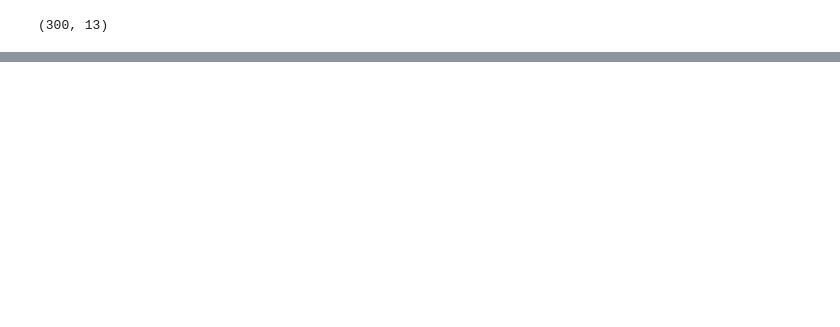
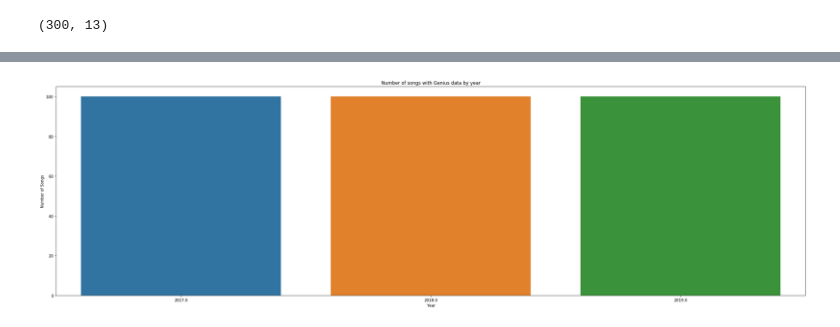
Before and after one commit to bhavishy6/thrutheyears, a Jupyter notebook: thrutheyears.ipynb, the cells around one changed output, grey strips where cells are left out. Cells and saved outputs as stored; diff of their text form; code cells hidden in the pictures; blank space fills up the shorter version.

```diff
--- a/thrutheyears.ipynb
+++ b/thrutheyears.ipynb
@@ -258,3 +141,5 @@ Elapsed Time: 0:10:44.692705
 (300, 13)
 # %%
 all_song_data.to_pickle(r"stored_song_data.pickle")
+# %%
+all_song_data = pd.read_pickle("stored_song_data.pickle")
@@ -260,0 +157,11 @@ all_song_data.to_pickle(r"stored_song_data.pickle")
+# %%
+def plot_count_by_year(dataset):
+    ['Year'], ['Rank']
+    grouped_dataset = dataset.groupby('Year')
+    sns.barplot(y=grouped_dataset['Charting Rank'].count(), x=grouped_dataset.count().index)
+    plt.title("Number of songs with Genius data by year")
+    plt.ylabel("Number of Songs")
+# %%
+plot_count_by_year(all_song_data )
+# %% [output]
+[figure, added]
```
Also changed, not shown: parts of 9 cells of this notebook, 1 other file.
